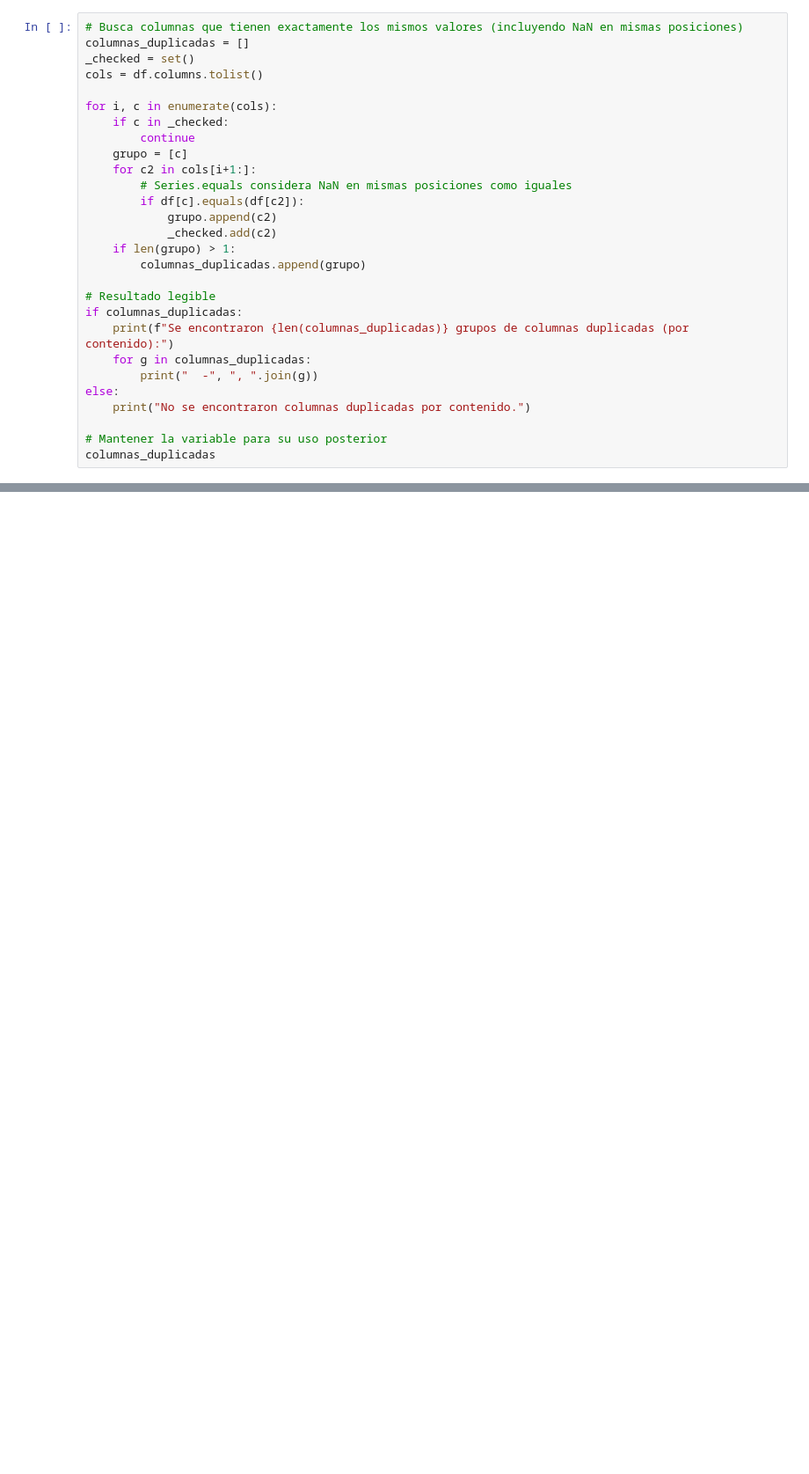
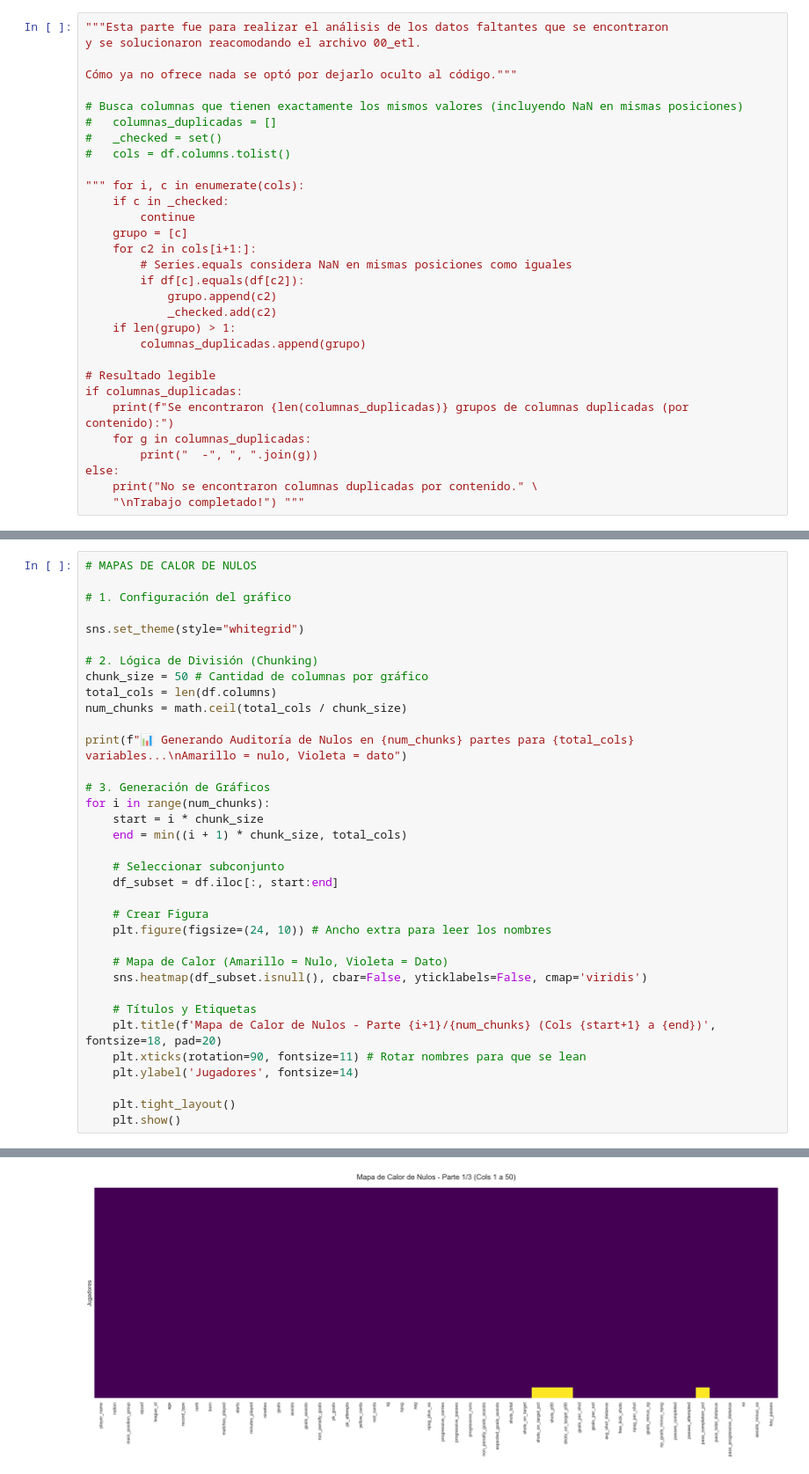
Before and after one commit to RDsanchez-git/Objetive_BallonDor, a Jupyter notebook: notebooks/01_eda_analysis.ipynb, the cells around one changed output, grey strips where cells are left out. Shown at 88% size. Saved outputs shown, nothing was run; the diff lists cells and outputs as text; blank space fills up the shorter version.

```diff
--- a/notebooks/01_eda_analysis.ipynb
+++ b/notebooks/01_eda_analysis.ipynb
@@ -245,10 +317,15 @@ columnas_duplicadas =
 # %%
+"""Esta parte fue para realizar el análisis de los datos faltantes que se encontraron
+y se solucionaron reacomodando el archivo 00_etl.
+
+Cómo ya no ofrece nada se optó por dejarlo oculto al código."""
+
 # Busca columnas que tienen exactamente los mismos valores (incluyendo NaN en mismas posiciones)
-columnas_duplicadas = []
-_checked = set()
-cols = df.columns.tolist()
+#   columnas_duplicadas = []
+#   _checked = set()
+#   cols = df.columns.tolist()
 
-for i, c in enumerate(cols):
+""" for i, c in enumerate(cols):
     if c in _checked:
         continue
     grupo = [c]
@@ -266,7 +343,5 @@ if columnas_duplicadas:
     for g in columnas_duplicadas:
         print("  -", ", ".join(g))
 else:
-    print("No se encontraron columnas duplicadas por contenido.")
-
-# Mantener la variable para su uso posterior
-columnas_duplicadas
+    print("No se encontraron columnas duplicadas por contenido." \
+    "\nTrabajo completado!") """
@@ -314,0 +348,36 @@ max     150.00
+# %%
+# MAPAS DE CALOR DE NULOS
+
+# 1. Configuración del gráfico
+
+sns.set_theme(style="whitegrid")
+
+# 2. Lógica de División (Chunking)
+chunk_size = 50 # Cantidad de columnas por gráfico
+total_cols = len(df.columns)
+num_chunks = math.ceil(total_cols / chunk_size)
+
+print(f"📊 Generando Auditoría de Nulos en {num_chunks} partes para {total_cols} variables...\nAmarillo = nulo, Violeta = dato")
+
+# 3. Generación de Gráficos
+for i in range(num_chunks):
+    start = i * chunk_size
+    end = min((i + 1) * chunk_size, total_cols)
+
+    # Seleccionar subconjunto
+    df_subset = df.iloc[:, start:end]
+
+    # Crear Figura
+    plt.figure(figsize=(24, 10)) # Ancho extra para leer los nombres
+
+    # Mapa de Calor (Amarillo = Nulo, Violeta = Dato)
+    sns.heatmap(df_subset.isnull(), cbar=False, yticklabels=False, cmap='viridis')
+
+    # Títulos y Etiquetas
+    plt.title(f'Mapa de Calor de Nulos - Parte {i+1}/{num_chunks} (Cols {start+1} a {end})', fontsize=18, pad=20)
+    plt.xticks(rotation=90, fontsize=11) # Rotar nombres para que se lean
+    plt.ylabel('Jugadores', fontsize=14)
+
+    plt.tight_layout()
+    plt.show()
+# %% [output]
@@ -314,0 +386 @@ max     150.00
+[figure, added]
```
Also changed, not shown: parts of 23 cells of this notebook, 2 other files.
